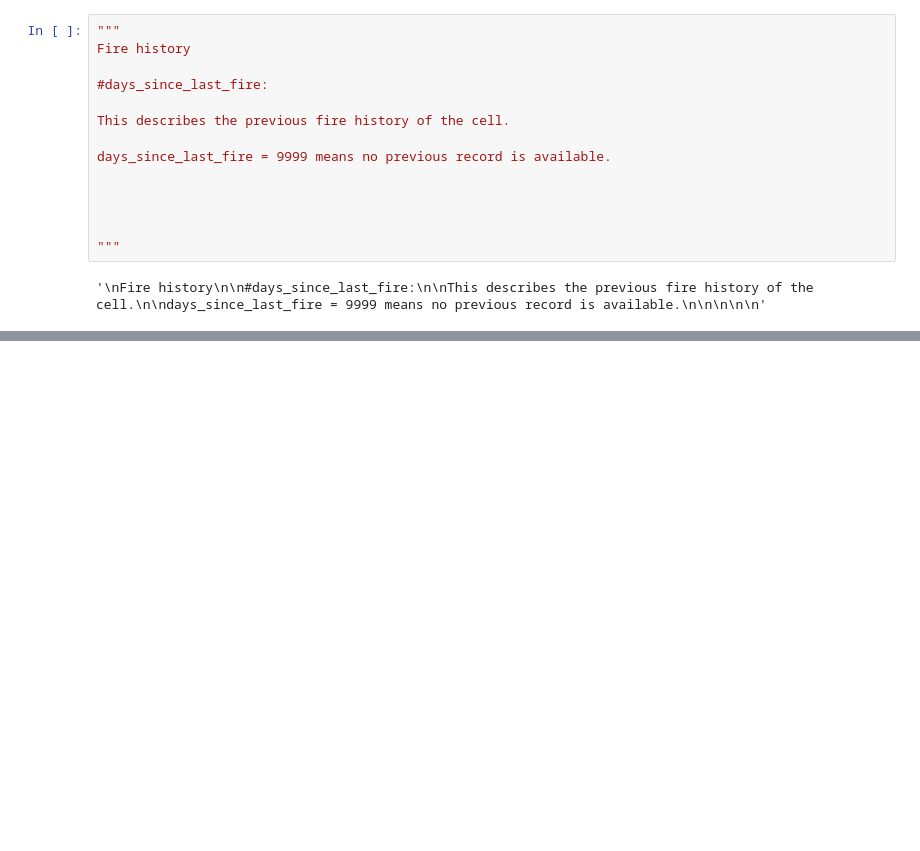
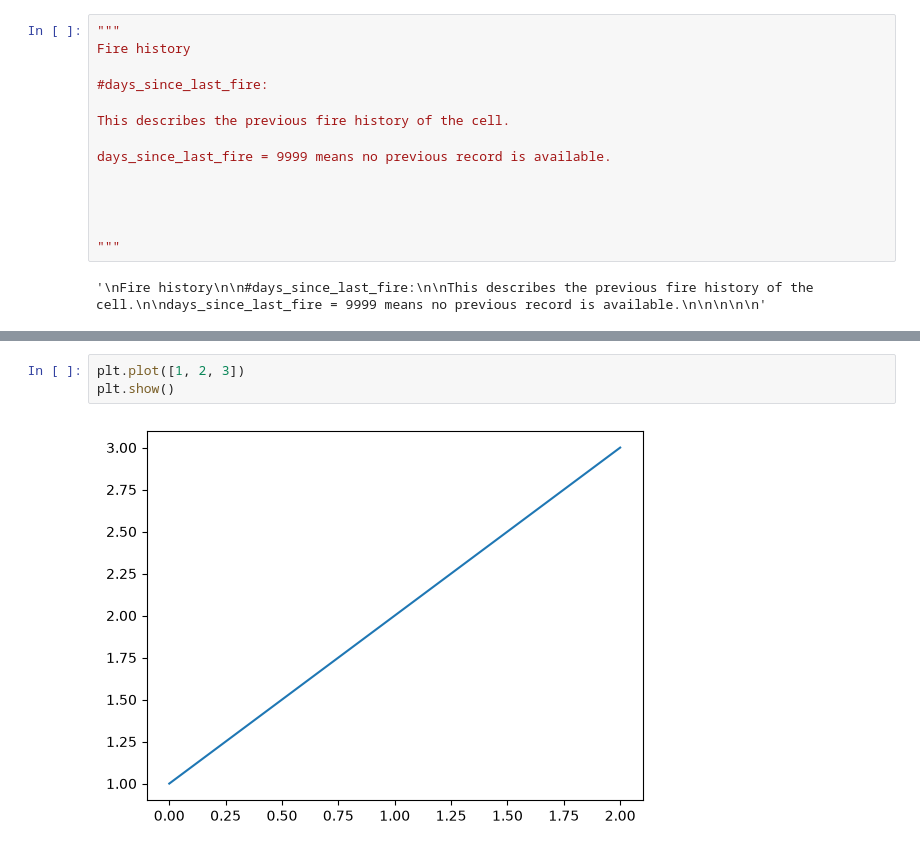
Before and after one commit to hani231/Algeria-Wildfire-Risk-121k-Labelled-Cell-Days, a Jupyter notebook: Preprocessing/Explore.ipynb, the cells around one changed output, grey strips where cells are left out. Cells and saved outputs as stored; diff of their text form; blank space fills up the shorter version.

```diff
--- a/Preprocessing/Explore.ipynb
+++ b/Preprocessing/Explore.ipynb
@@ -458,0 +539,5 @@ Which temporal dataset partition should this row belong to?
+# %%
+plt.plot([1, 2, 3])
+plt.show()
+# %% [output]
+[figure, added]
```
Also changed, not shown: parts of 9 cells of this notebook.
